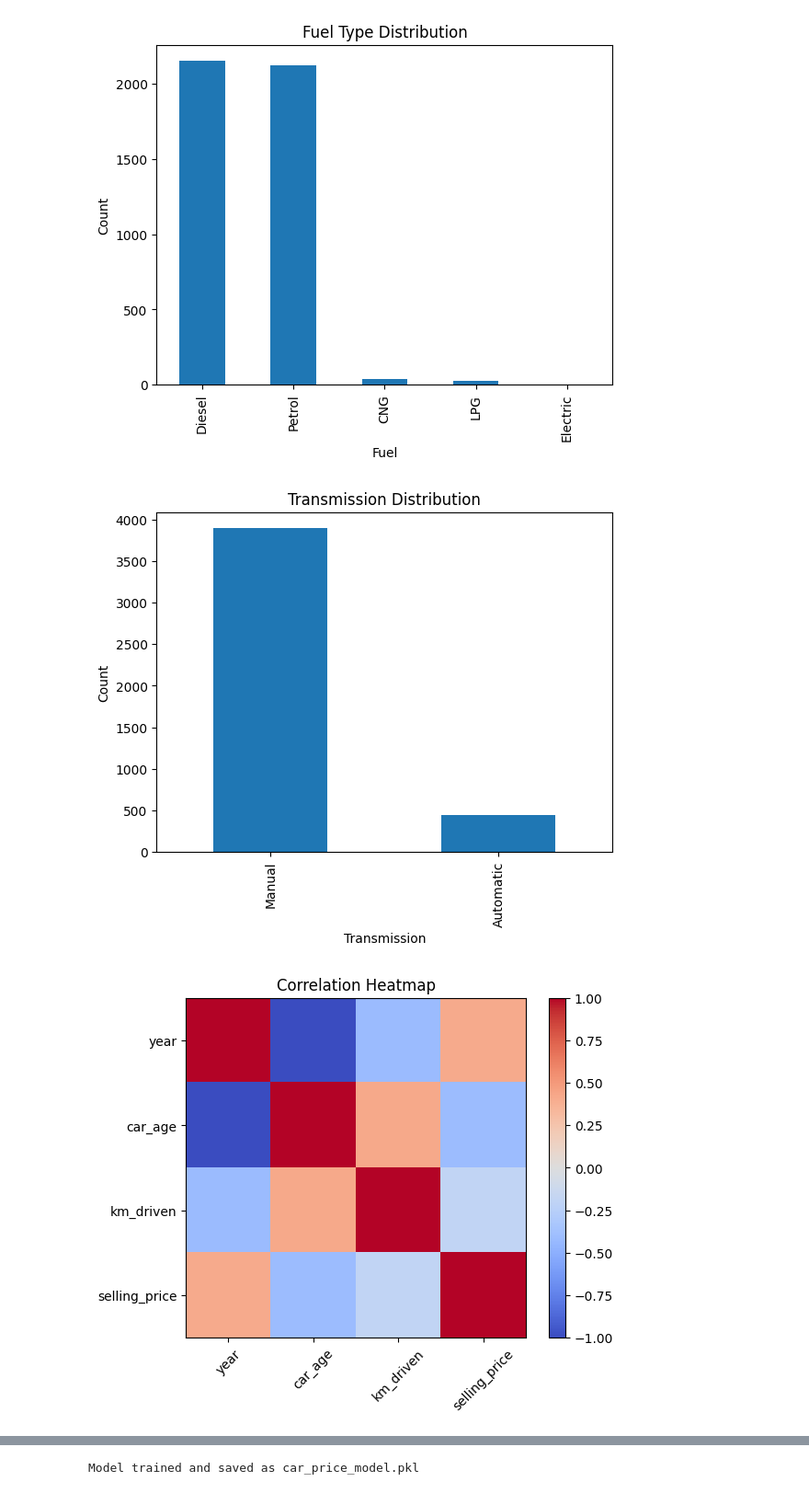
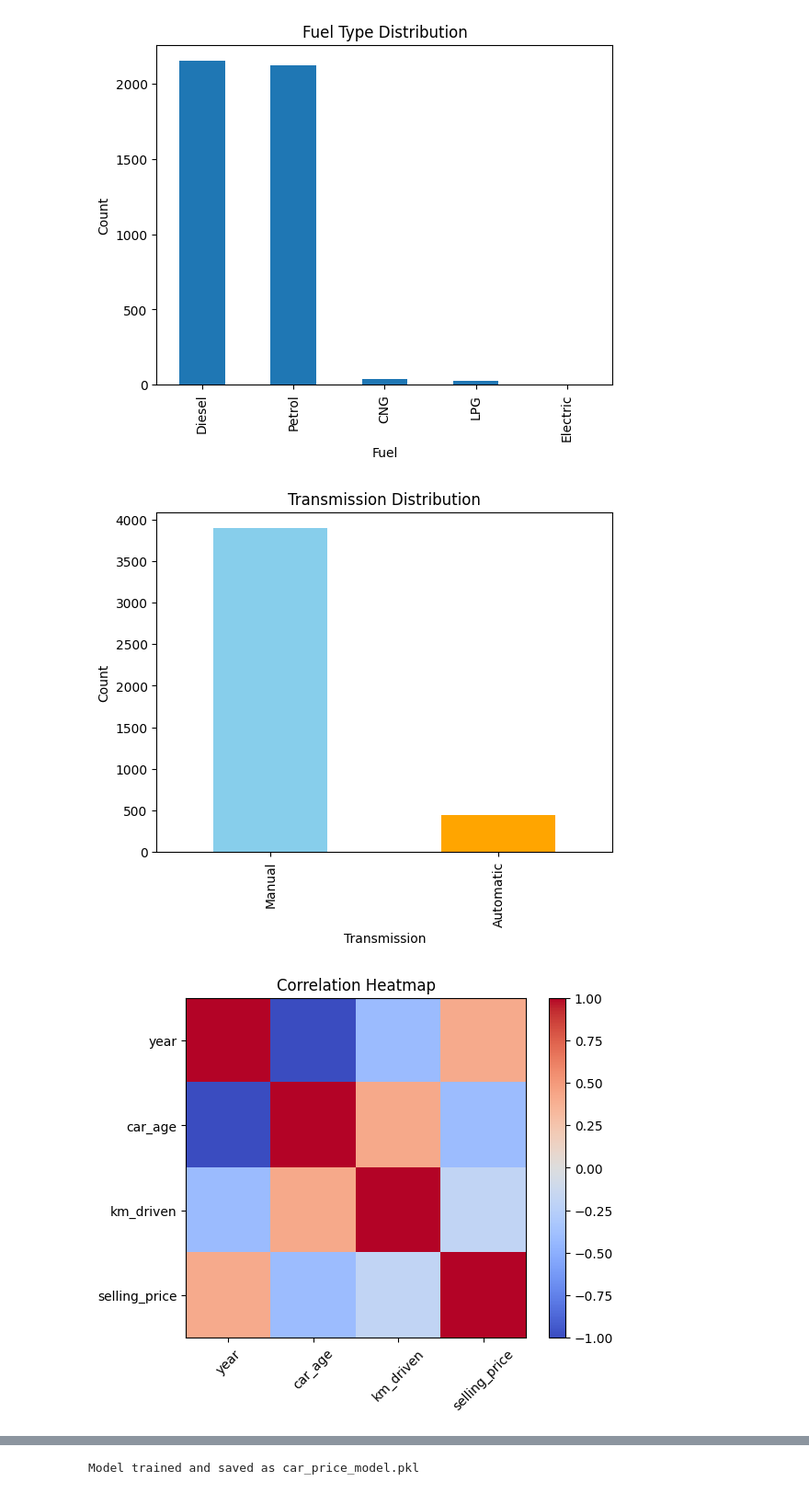
Before and after one commit to MohamadElouzeir/car-sales-analysis, a Jupyter notebook: car_sales_analysis.ipynb, the cells around one changed output, grey strips where cells are left out. Shown: that part at 92% size. Saved outputs shown, nothing was run; the diff lists cells and outputs as text; code cells hidden in the pictures.

```diff
--- a/car_sales_analysis.ipynb
+++ b/car_sales_analysis.ipynb
@@ -253,24 +257,28 @@ plt.show()
 [figure]
 # %%
 # 12. transmission distribution
-df['transmission'].value_counts().plot(kind="bar")
+df['transmission'].value_counts().plot(
+    kind="bar",
+    color=['skyblue', 'orange']  # specify colors here directly
+)
+
 plt.title("Transmission Distribution")
 plt.xlabel("Transmission")
 plt.ylabel("Count")
 plt.show()
 
 # 13. correlation heatmap
 import numpy as np
 corr = df[['year','car_age','km_driven','selling_price']].corr()
 
 plt.imshow(corr, cmap='coolwarm', interpolation='none')
 plt.colorbar()
 plt.xticks(range(len(corr)), corr.columns, rotation=45)
 plt.yticks(range(len(corr)), corr.columns)
 plt.title("Correlation Heatmap")
 plt.show()
 # %% [output]
-[figure, old version]
+[figure, new version]
 [figure]
 # %% [markdown]
 #  Data Preparation, Training & Saving Model
```
Also changed, not shown: parts of 5 cells of this notebook.
